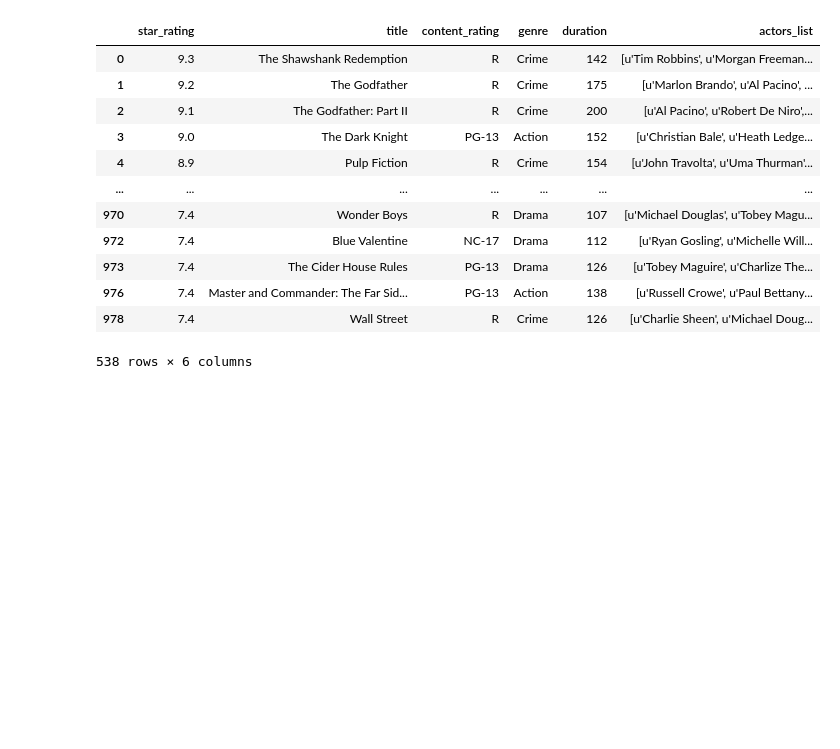
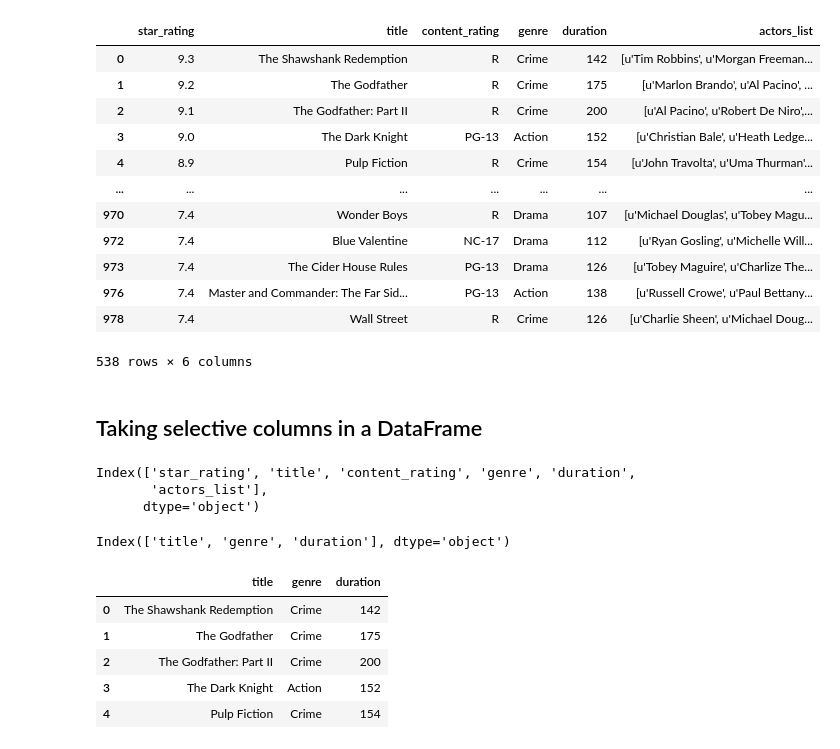
Before and after one commit to 0xpranjal/Data-Science, a Jupyter notebook: Data school pandas walk-through.ipynb, the cells around one changed output. Cells and saved outputs as stored; diff of their text form; code cells hidden in the pictures; blank space fills up the shorter version.

```diff
--- a/Data school pandas walk-through.ipynb
+++ b/Data school pandas walk-through.ipynb
@@ -371,3 +371,26 @@ movies[movies.genre.isin(['Crime', 'Drama', 'Action'])]
 | 976 | 7.4 | Master and Commander: The Far Sid... | PG-13 | Action | 138 | [u'Russell Crowe', u'Paul Bettany... |
 | 978 | 7.4 | Wall Street | R | Crime | 126 | [u'Charlie Sheen', u'Michael Doug... |
 538 rows × 6 columns
+# %% [markdown]
+## Taking selective columns in a DataFrame
+# %%
+movies = pd.read_csv('http://bit.ly/imdbratings')
+movies.columns
+# %% [output]
+Index(['star_rating', 'title', 'content_rating', 'genre', 'duration',
+       'actors_list'],
+      dtype='object')
+# %%
+movies = pd.read_csv('http://bit.ly/imdbratings', usecols=['genre', 'duration', 'title'])
+movies.columns
+# %% [output]
+Index(['title', 'genre', 'duration'], dtype='object')
+# %%
+movies.head(5)
+# %% [output]
+|  | title | genre | duration |
+| 0 | The Shawshank Redemption | Crime | 142 |
+| 1 | The Godfather | Crime | 175 |
+| 2 | The Godfather: Part II | Crime | 200 |
+| 3 | The Dark Knight | Action | 152 |
+| 4 | Pulp Fiction | Crime | 154 |
```
